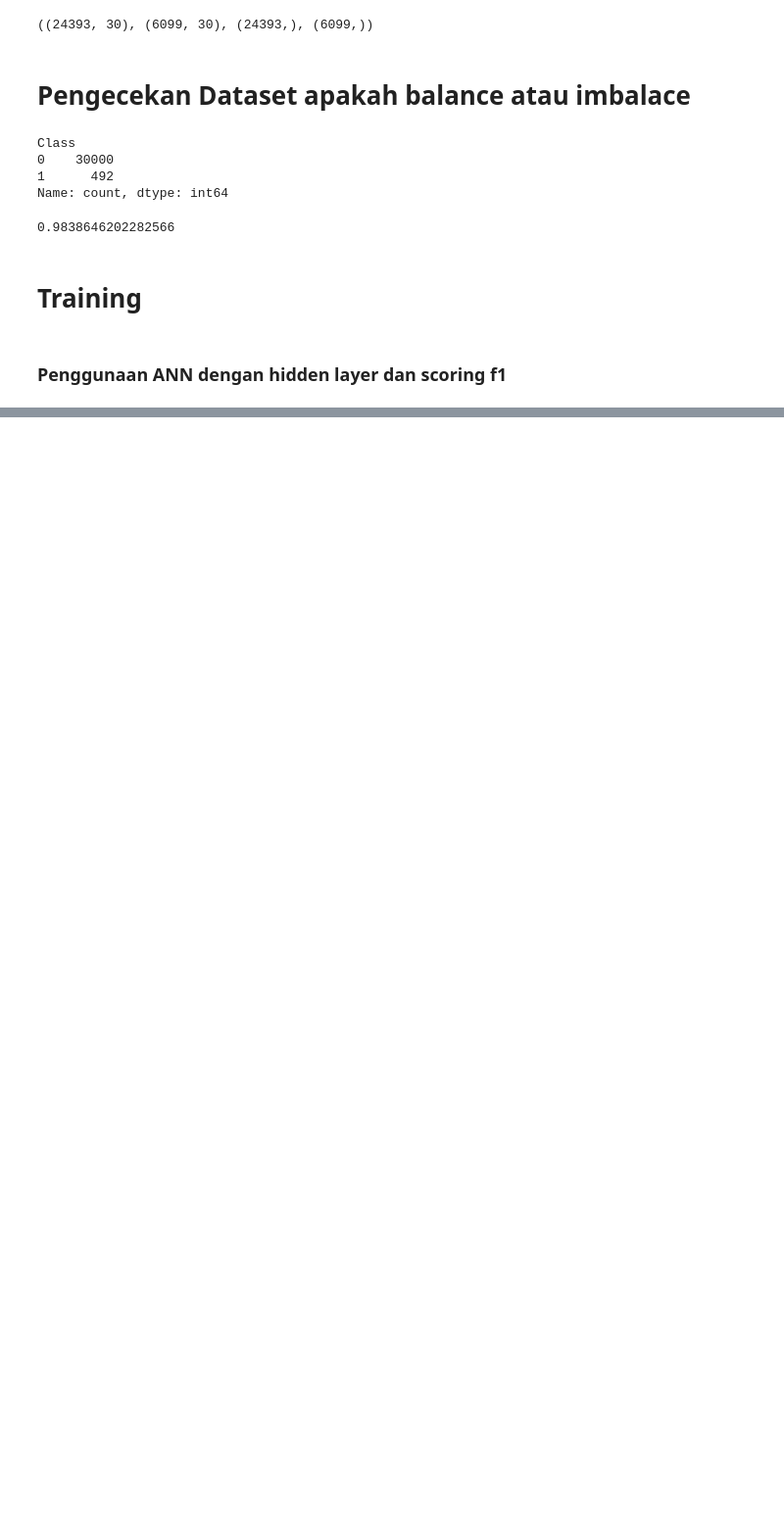
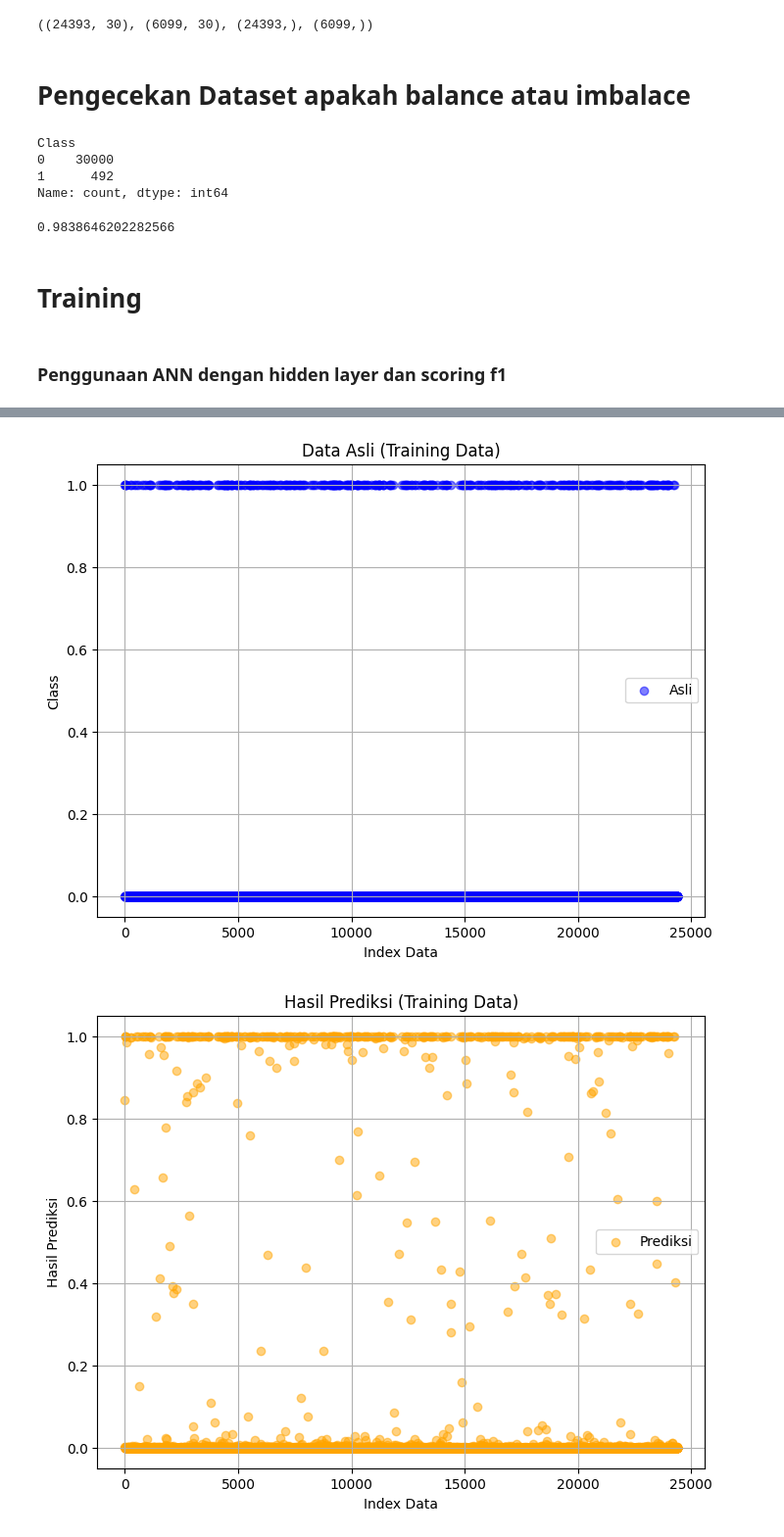
Before and after one commit to HekalMaulana/ANN_classifier_credit_card, a Jupyter notebook: ANN_classifier.ipynb, the cells around one changed output, grey strips where cells are left out. Shown at 98% size. Drawn from its saved outputs; the diff is of its cells as text; code cells hidden in the pictures; blank space fills up the shorter version.

Commit message:
Plotting perbandingan data asli dengan hasil prediksi

```diff
--- a/ANN_classifier.ipynb
+++ b/ANN_classifier.ipynb
@@ -116,0 +121,24 @@ Test F1 Score: 0.926829268292683
+# %%
+# Mendapatkan prediksi untuk data training
+y_train_pred = model.predict_proba(X_train)
+
+# Plot untuk data actual training
+plt.figure(figsize=(8, 6))
+plt.scatter(range(len(y_train)), y_train, color='blue', label='Asli', alpha=0.5)
+plt.title('Data Asli (Training Data)')
+plt.xlabel('Index Data')
+plt.ylabel('Class')
+plt.legend()
+plt.grid(True)
+plt.show()
+
+# Plot untuk data prediksi training
+plt.figure(figsize=(8, 6))
+plt.scatter(range(len(y_train_pred)), y_train_pred, color='orange', label='Prediksi', alpha=0.5)
+plt.title('Hasil Prediksi (Training Data)')
+plt.xlabel('Index Data')
+plt.ylabel('Hasil Prediksi')
+plt.legend()
+plt.grid(True)
+plt.show()
+# %% [output]
@@ -116,0 +146,2 @@ Test F1 Score: 0.926829268292683
+[figure, added]
+[figure, added]
```
Also changed, not shown: parts of 8 cells of this notebook.
